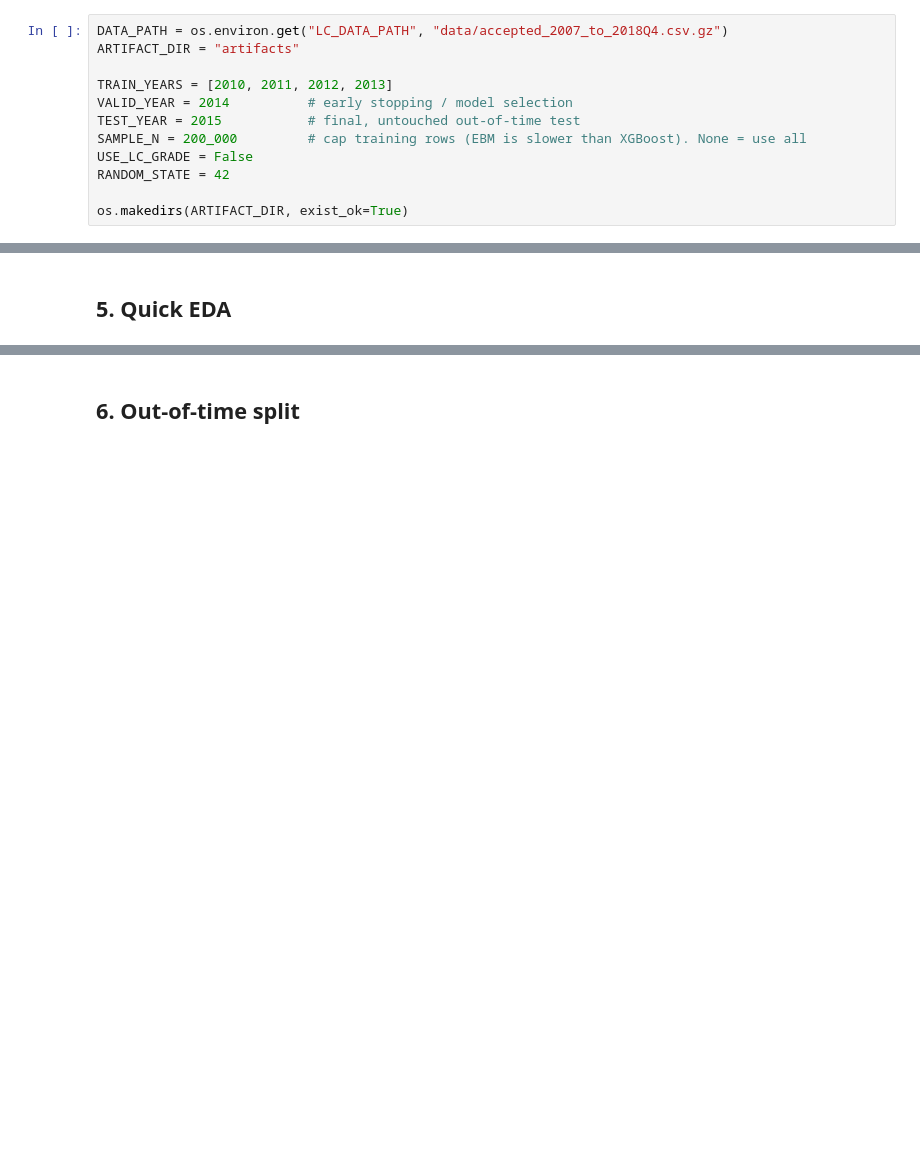
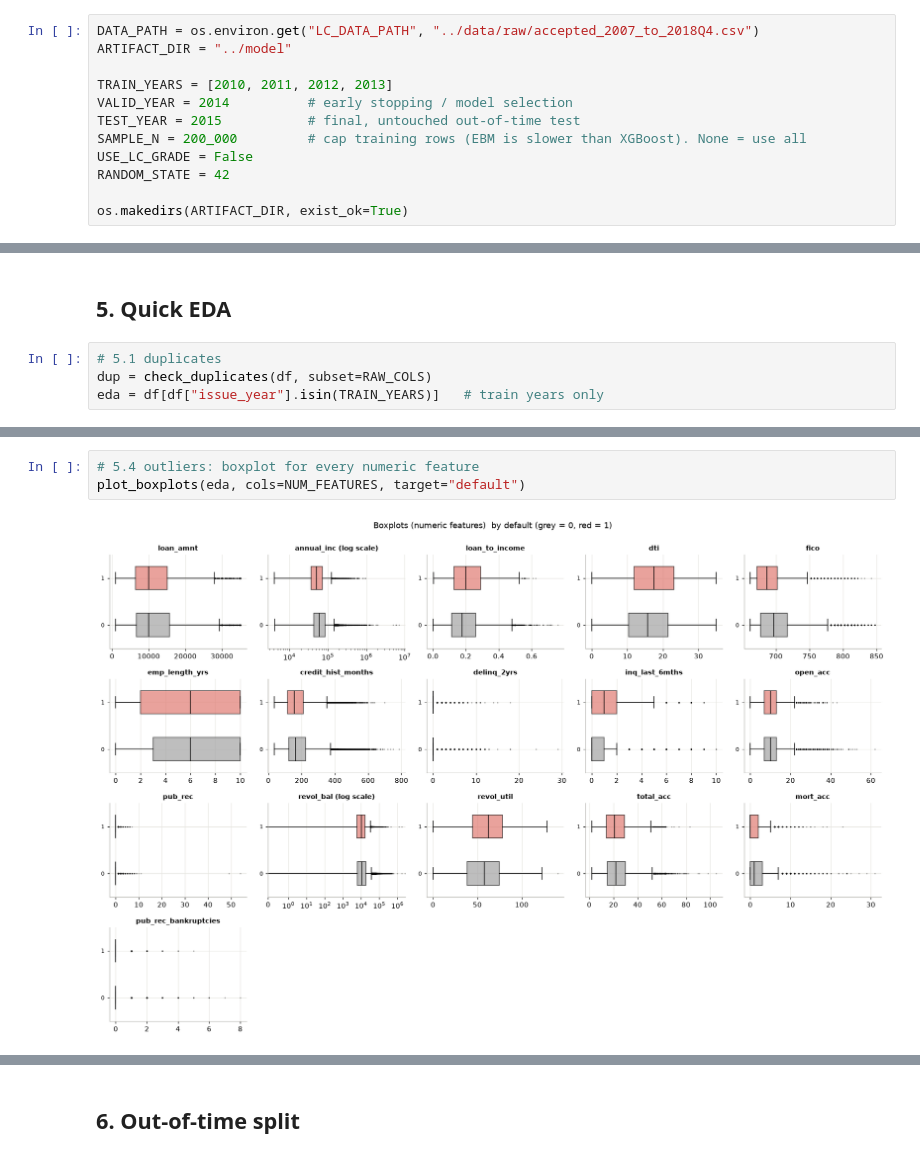
Before and after one commit to natsumisugimoto817/bank-risk-ml, a Jupyter notebook: src/01_credit_scoring_ebm.ipynb, the cells around one changed output, grey strips where cells are left out. Cells and saved outputs as stored; diff of their text form; blank space fills up the shorter version.

```diff
--- a/src/01_credit_scoring_ebm.ipynb
+++ b/src/01_credit_scoring_ebm.ipynb
@@ -64,8 +68,8 @@ plt.rcParams.update({
 - Only **36-month loans issued 2010–2015**, so every loan has finished (matured) by end of 2018 and we know the true outcome.
 - `USE_LC_GRADE = False`: Lending Club's own `grade` / `int_rate` are the output of *their* risk model. Using them means we just copy their model. We build our own score from applicant data only.
 # %%
-DATA_PATH = os.environ.get("LC_DATA_PATH", "data/accepted_2007_to_2018Q4.csv.gz")
-ARTIFACT_DIR = "artifacts"
+DATA_PATH = os.environ.get("LC_DATA_PATH", "../data/raw/accepted_2007_to_2018Q4.csv")
+ARTIFACT_DIR = "../model"
 
 TRAIN_YEARS = [2010, 2011, 2012, 2013]
 VALID_YEAR = 2014          # early stopping / model selection
@@ -163,2 +214,6 @@ df[FEATURES].describe().T[["count", "mean", "50%", "min", "max"]]
 # %% [markdown]
 ## 5. Quick EDA
+# %%
+# 5.1 duplicates
+dup = check_duplicates(df, subset=RAW_COLS)
+eda = df[df["issue_year"].isin(TRAIN_YEARS)]   # train years only
@@ -164,0 +240,5 @@ df[FEATURES].describe().T[["count", "mean", "50%", "min", "max"]]
+# %%
+# 5.4 outliers: boxplot for every numeric feature
+plot_boxplots(eda, cols=NUM_FEATURES, target="default")
+# %% [output]
+[figure, added]
```
Also changed, not shown: parts of 23 cells of this notebook, 1 other file.
